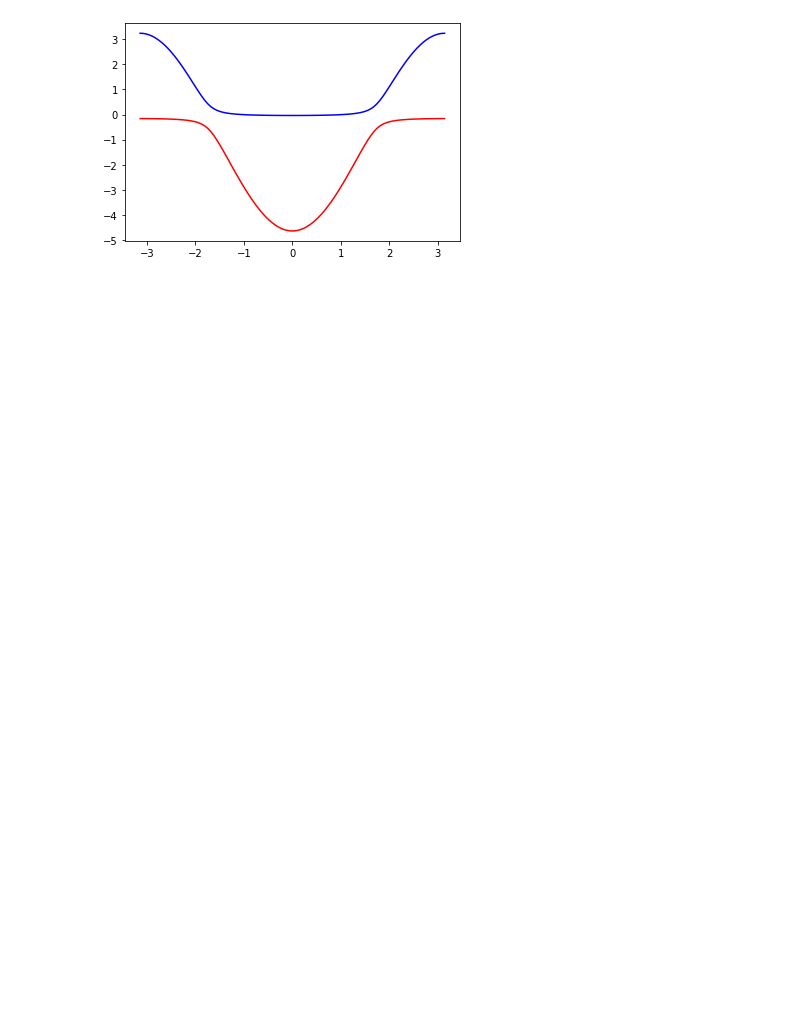
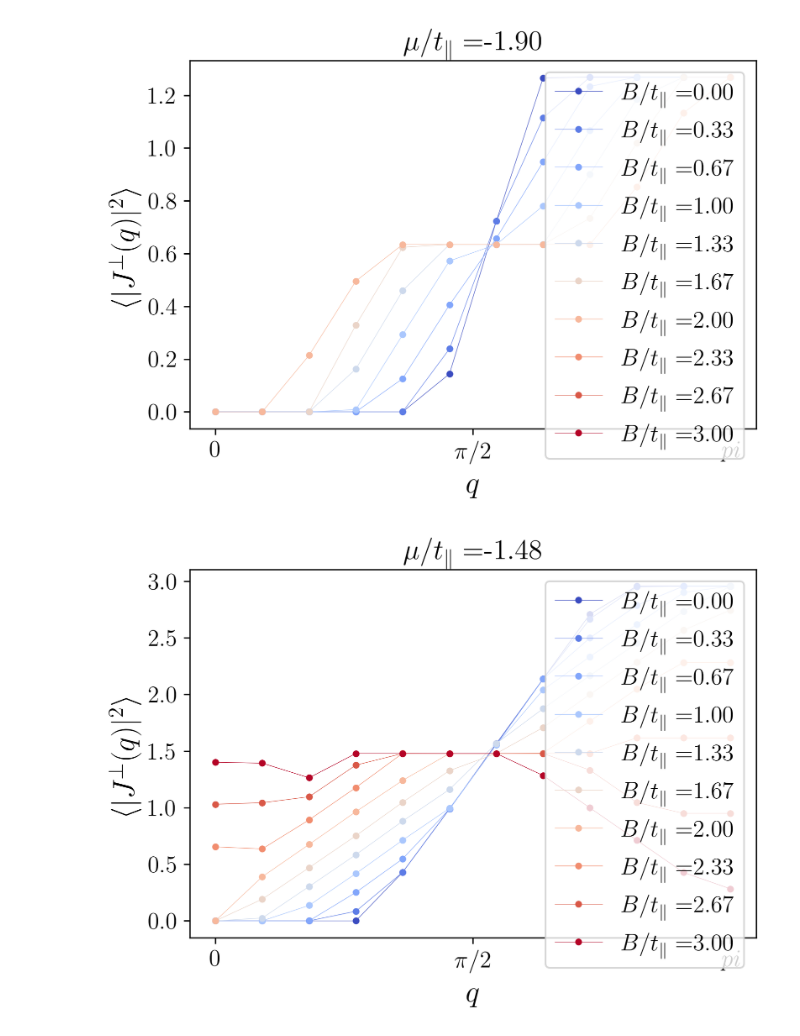
Before and after one commit to j-curtis/ColdAtomsHallDynamics, a Jupyter notebook: FreeFermionsFluctuations.ipynb, the cells around one changed output. Drawn from its saved outputs; the diff is of its cells as text; code cells hidden in the pictures; blank space fills up the shorter version.

```diff
--- a/FreeFermionsFluctuations.ipynb
+++ b/FreeFermionsFluctuations.ipynb
@@ -1,8 +1,20 @@
 # %%
 import numpy as np
 from matplotlib import pyplot as plt
-import time
+from matplotlib import cm
+from matplotlib import colors as mclr
+
 from scipy import integrate as intg
+
+plt.rc('figure', dpi=300)
+plt.rc('font', family = 'Times New Roman')
+plt.rc('font', size = 14)
+plt.rc('text', usetex=True)
+plt.rc('xtick', labelsize=14)
+plt.rc('ytick', labelsize=14)
+plt.rc('axes', labelsize=18)
+plt.rc('lines', linewidth=0.3)
+plt.rc('lines',marker='.')
 
 one = np.eye(2,dtype=complex)
 tau1 = np.array([ [0.j,1.],[1.,0.j]],dtype=complex)
@@ -30,5 +42,5 @@ def integrand(p,q,t,mu,tperp,tpar,B):
 def PiHall(q,t,mu,tperp,tpar,B):
 
 
-    return intg.quad(integrand,)
+    return intg.quad(integrand,-np.pi,np.pi,args=(q,t,mu,tperp,tpar,B))[0]
 # %%
@@ -48,6 +81,16 @@ for i in range(nump):
 # %%
-plt.plot(p,Es[0,:],color='red')
-plt.plot(p,Es[1,:],color='blue')
-plt.show()
+cs = cm.coolwarm(np.linspace(0.,1.,numBs))
+
+for i in range(nummus):
+    for j in range(numBs):
+        plt.plot(qs,np.real(Piqs[i,j,:]),c=cs[j],label=r'$B/t_\parallel = $'+"{b:0.2f}".format(b=Bs[j]))
+
+    plt.title(r'$\mu/t_\parallel = $'+"{m:0.2f}".format(m=mus[i]))
+    plt.xlabel(r'$q$')
+    plt.xticks([0.,np.pi/2, np.pi],[r'$0$',r'$\pi/2$',r'$pi$'])
+    plt.ylabel(r'$\langle |J^\perp(q)|^2 \rangle$')
+    plt.legend()
+    plt.show()
 # %% [output]
-[figure, old version]
+[figure, new version]
+[figure, added]
```
Also changed, not shown: parts of 2 cells of this notebook.
